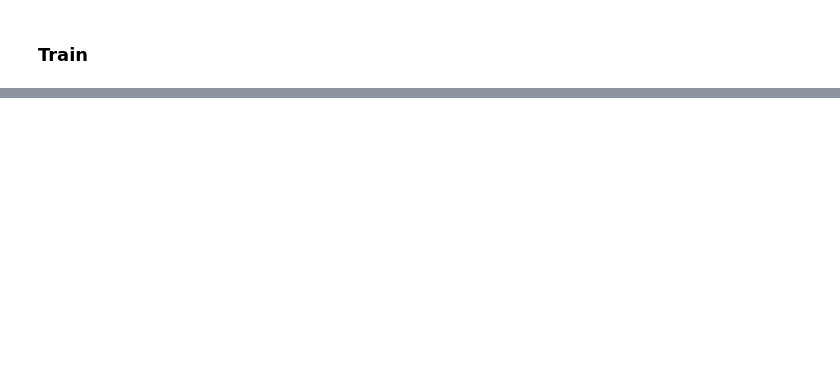
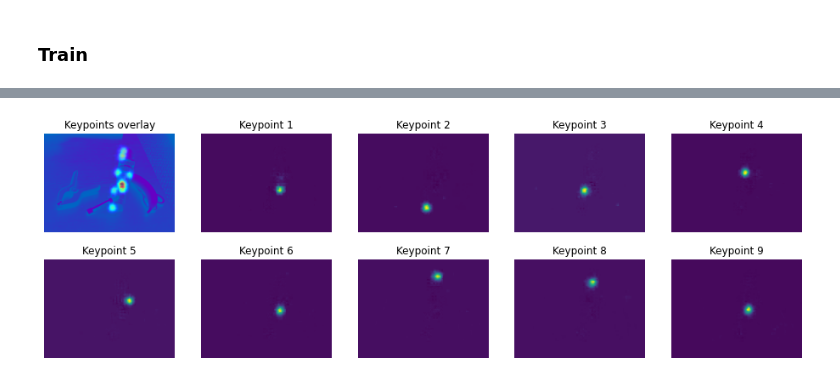
Before and after one commit to adamksiezyk/machine_learning, a Jupyter notebook: lab1/lab1.ipynb, the cells around one changed output, grey strips where cells are left out. Cells and saved outputs as stored; diff of their text form; code cells hidden in the pictures; blank space fills up the shorter version.

```diff
--- a/lab1/lab1.ipynb
+++ b/lab1/lab1.ipynb
@@ -54,9 +59,10 @@ def generate_heatmap(height: int, width: int, landmarks: List[Tuple[int, int]],
 def batchgen(images: List[str], keypoints: np.ndarray, dataset_size: int, batch_size: int, epochs: int) -> Tuple[np.ndarray, np.ndarray]:
     for _ in range(epochs):
         for i in range(0, dataset_size, batch_size):
-            x_batch = np.array([cv2.imread(img) for img in images[i:i+batch_size]])
+            x_batch = np.array([cv2.imread(img, cv2.IMREAD_GRAYSCALE) for img in images[i:i+batch_size]])
             y_batch = np.array([generate_heatmap(DIM[0]//4, DIM[1]//4, k//4) for k in keypoints[i:i+batch_size]])
-            yield x_batch, y_batch
+            out_size = y_batch.shape[1] * y_batch.shape[2] * y_batch.shape[3]
+            yield np.reshape(x_batch, (*x_batch.shape, 1)), np.reshape(y_batch, (y_batch.shape[0], out_size, 1))
 # %% [markdown]
 ### Create Hourglass neural network
 # %%
@@ -70,9 +94,13 @@ net = HourglassNetwork(num_classes, num_stacks,
 # %% [markdown]
 ### Train
 # %%
-batch_size = 4
-epochs = 50
-hist = net.fit(data_generator=batchgen(IMAGES, KEYPOINTS, dataset_size=N, batch_size=batch_size, epochs=epochs),
-        dataset_size=N,
-        batch_size=batch_size,
-        epochs=epochs)
+if TRAIN:
+    batch_size = 4
+    epochs = 50
+    hist = net.fit(data_generator=batchgen(IMAGES, KEYPOINTS, dataset_size=N, batch_size=batch_size, epochs=epochs),
+                   dataset_size=N,
+                   batch_size=batch_size,
+                   epochs=epochs)
+    net.model.save(MODEL_PATH)
+else:
+    net.load(MODEL_PATH)
@@ -79,16 +131,31 @@ hist = net.fit(data_generator=batchgen(IMAGES, KEYPOINTS, dataset_size=N, batch_
 # %%
 def overlay_heatmap(img: np.ndarray, heatmap: np.ndarray) -> np.ndarray:
     _heatmap = heatmap.sum(axis=-1) # sum all heatmaps
     _heatmap = cv2.normalize(_heatmap, None, 0, 255, cv2.NORM_MINMAX, cv2.CV_8U)
     _heatmap = cv2.resize(_heatmap, (640, 480))  # resize
     _heatmap = cv2.applyColorMap(_heatmap, cv2.COLORMAP_JET)
-    return cv2.addWeighted(_heatmap, .7, img, .3, 0)
+    _img = cv2.applyColorMap(img, cv2.COLOR_GRAY2RGB)
+    return cv2.addWeighted(_heatmap, .6, _img, .4, 0)
 
 
 gen = batchgen(IMAGES, KEYPOINTS, dataset_size=N, batch_size=1, epochs=1)
 x, y = next(gen)
 out = net.predict(x)
-overlay = overlay_heatmap(x[0], out[0])
-cv2.imshow("Heatmap overlay", overlay)
-cv2.waitKey()
-cv2.destroyAllWindows()
+out.shape = (-1, DIM[0]//4, DIM[1]//4, 9)
+
+overlay = overlay_heatmap(x[0, :, :, 0], out[0])
+overlay = cv2.cvtColor(overlay, cv2.COLOR_BGR2RGB)
+
+plt.figure(figsize=(16, 5))
+plt.subplot(251)
+plt.axis("off")
+plt.imshow(overlay)
+plt.title("Keypoints overlay")
+for i in range(out.shape[-1]):
+    plt.subplot(2, 5, i+2)
+    plt.axis("off")
+    plt.imshow(out[0, :, :, i])
+    plt.title(f"Keypoint {i+1}")
+plt.show()
+# %% [output]
+[figure, added]
```
Also changed, not shown: parts of 5 cells of this notebook, 1 other file.
